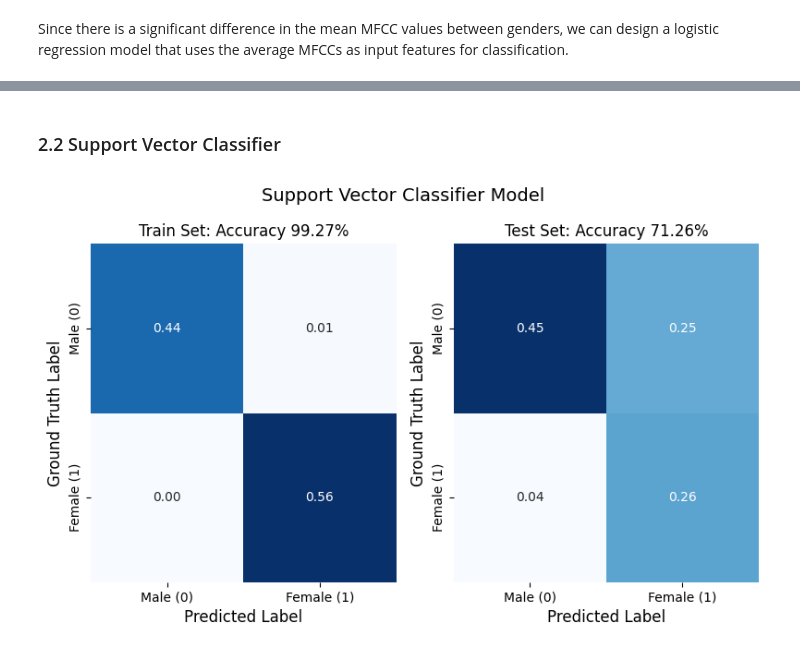
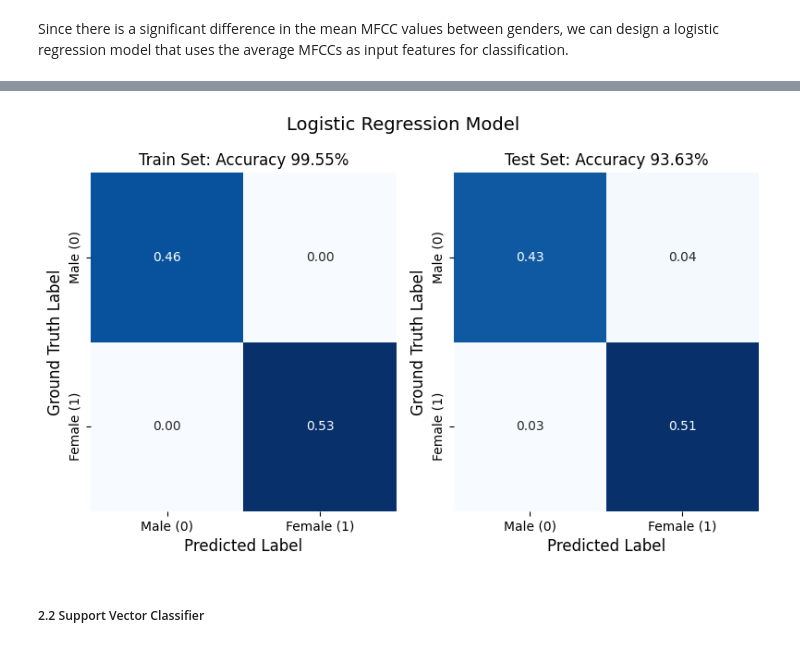
Before and after one commit to Morris88826/gender_speaker, a Jupyter notebook: task1.ipynb, the cells around one changed output, grey strips where cells are left out. Drawn from its saved outputs; the diff is of its cells as text; code cells hidden in the pictures.

```diff
--- a/task1.ipynb
+++ b/task1.ipynb
@@ -254,8 +427,5 @@ Number of test subjects: 8 | # male: 5 | # female: 3
 # %% [markdown]
 Since there is a significant difference in the mean MFCC values between genders, we can design a logistic regression model that uses the average MFCCs as input features for classification.
-# %%
-train_data = avg_mfcc_df[avg_mfcc_df['speaker_id'].isin(train_subjects + val_subjects)]
-test_data = avg_mfcc_df[avg_mfcc_df['speaker_id'].isin(test_subjects)]
 # %%
 from sklearn.linear_model import LogisticRegression
 
@@ -282 +442,38 @@ lr_model.fit(train_data['mfccs'].values.tolist(), train_data['gender_labels'].va
+# %%
+lr_result = []
+for fold_id in metadata.keys():
+    scaler = StandardScaler()
+
+    train_data = avg_mfcc_df[avg_mfcc_df['speaker_id'].isin(metadata[fold_id]['train'])]
+    test_data = avg_mfcc_df[avg_mfcc_df['speaker_id'].isin(metadata[fold_id]['test'])]
+
+    scaler.fit(np.stack(train_data['mfccs'].values))
+    lr_model = LRModel()
+
+    train_dataset = LibriSpeechData_MFCC(train_data, scaler=scaler)
+    test_dataset = LibriSpeechData_MFCC(test_data, scaler=scaler)
+
+    train_loader = DataLoader(train_dataset, batch_size=len(train_dataset), shuffle=True)
+    test_loader = DataLoader(test_dataset, batch_size=len(test_dataset), shuffle=True)
+
+    # Train the model
+    for mfcc_features, label, speaker_id in train_loader:
+        lr_model.fit(mfcc_features.numpy(), label.numpy())
+        break
+
+    # Evaluate the model
+    for data_type, loader in zip(['train', 'test'], [train_loader, test_loader]):
+        for mfcc_features, label, speaker_id in loader:
+            preds = lr_model.predict(mfcc_features.numpy())
+            labels = label.numpy()
+
+            lr_result.append({
+                'data_type': data_type,
+                'fold_id': fold_id,
+                'speaker_id': speaker_id.numpy(),
+                'preds': preds,
+                'labels': labels
+            })
+
+lr_result_df = pd.DataFrame(lr_result)
 # %%
@@ -311,5 +532,10 @@ plt.show()
+# %%
+lr_train_cms, lr_test_cms = evaluate(lr_result_df)
+plot_confusion_matrix(lr_train_cms, lr_test_cms, "Logistic Regression Model")
+# %% [output]
+[figure, added]
 # %% [markdown]
-### 2.2 Support Vector Classifier
+##### 2.2 Support Vector Classifier
 # %%
 from sklearn.svm import SVC
 
@@ -339,26 +550,0 @@ svc_model.fit(train_data['mfccs'].values.tolist(), train_data['gender_labels'].v
-# %%
-fig, axes = plt.subplots(1, 2, figsize=(8, 5))
-
-# Loop over train and test data
-for i, (data_type, data) in enumerate(zip(['Train', 'Test'], [train_data, test_data])):
-    # Predict labels
-    logits = svc_model.predict(data['mfccs'].values.tolist())
-    result = pd.DataFrame({'Predicted': logits, 'Ground Truth': data['gender_labels'].values.tolist()})
-
-    # Compute confusion matrix (normalized per row)
-    cm = confusion_matrix(result['Ground Truth'], result['Predicted'])
-    cm = cm / cm.sum()
-
-    # Plot heatmap
-    sns.heatmap(cm, annot=True, fmt=".2f", cmap='Blues', ax=axes[i], cbar=False)
-    axes[i].set_title(f"{data_type} Set: Accuracy {cm.trace() * 100:.2f}%")
-    axes[i].set_xlabel('Predicted Label', fontsize=12)
-    axes[i].set_ylabel('Ground Truth Label', fontsize=12)
-    axes[i].set_xticklabels(['Male (0)', 'Female (1)'], fontsize=10)
-    axes[i].set_yticklabels(['Male (0)', 'Female (1)'], fontsize=10)
-
-fig.suptitle("Support Vector Classifier Model", fontsize=14)
-plt.tight_layout()
-plt.show()
-# %% [output]
-[figure, removed]
```
Also changed, not shown: parts of 46 cells of this notebook, 7 other files.
